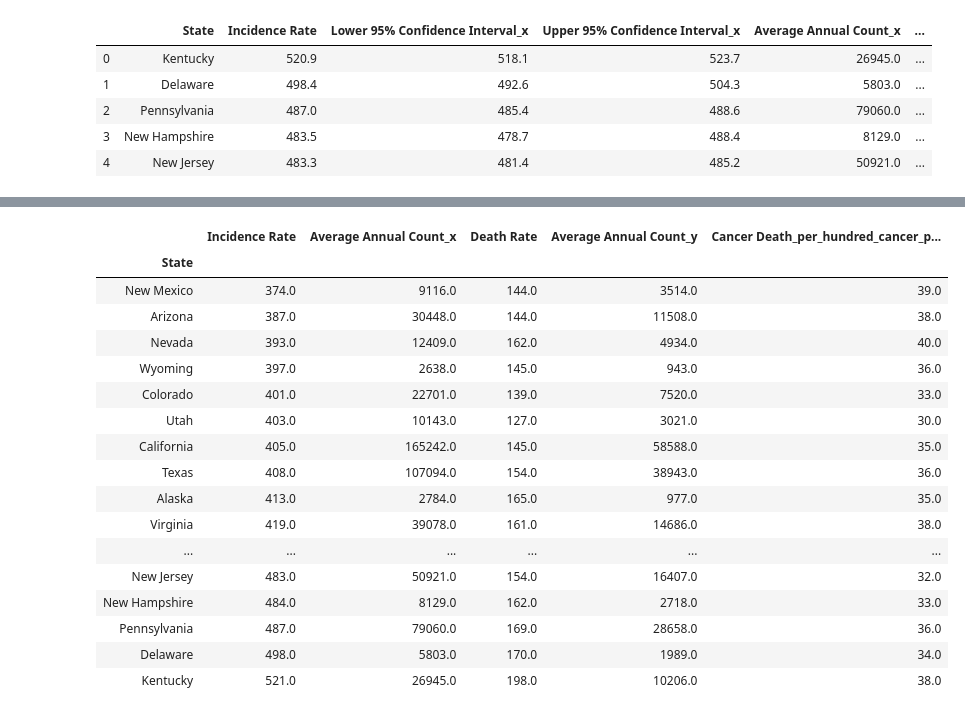
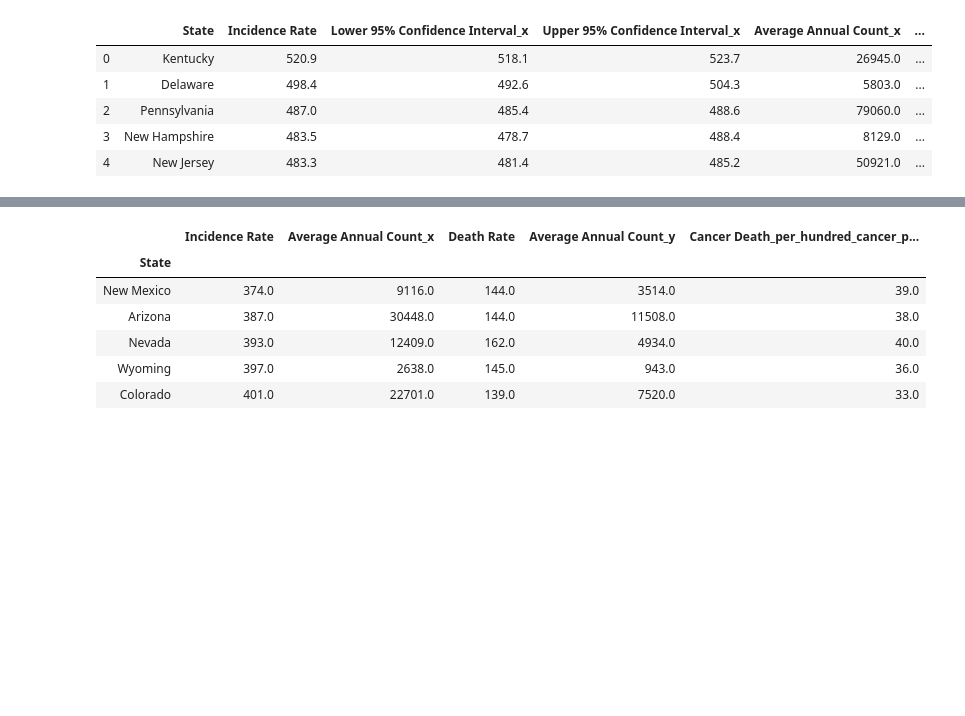
Before and after one commit to settinge/Cancer-and-Nonbiological-Variables, a Jupyter notebook: Statewiseonly.ipynb, the cells around one changed output, grey strips where cells are left out. Drawn from its saved outputs; the diff is of its cells as text; code cells hidden in the pictures; blank space fills up the shorter version.

```diff
--- a/Statewiseonly.ipynb
+++ b/Statewiseonly.ipynb
@@ -128,6 +129,2 @@ final_combined_cancer_data.head()
 # %%
 export_csv = final_combined_cancer_data.to_csv (r'Resource/final_combined_cancer_data.csv', header=True)
-# %%
-
-bx= final_combined_cancer_data.set_index('State')
-ax= bx[['Incidence Rate','Death Rate']].plot(kind="barh", figsize=(8,15))
@@ -150,29 +148,18 @@ export_csv = Rounded_data.to_csv (r'Resource/Added_final_combined_cancer_data.cs
 # %%
 # A new data set for ten highest and lowest cancer incidence states
 cx= bx.sort_values("Incidence Rate")
 cx.head(10)
 cx.tail(10)
 dx = pd.concat([cx.head(10),cx.tail(10)])
-dx
+dx.head()
 # %% [output]
 |  | Incidence Rate | Average Annual Count_x | Death Rate | Average Annual Count_y | Cancer Death_per_hundred_cancer_p... |
 | State |  |  |  |  |  |
 | New Mexico | 374.0 | 9116.0 | 144.0 | 3514.0 | 39.0 |
 | Arizona | 387.0 | 30448.0 | 144.0 | 11508.0 | 38.0 |
 | Nevada | 393.0 | 12409.0 | 162.0 | 4934.0 | 40.0 |
 | Wyoming | 397.0 | 2638.0 | 145.0 | 943.0 | 36.0 |
 | Colorado | 401.0 | 22701.0 | 139.0 | 7520.0 | 33.0 |
-| Utah | 403.0 | 10143.0 | 127.0 | 3021.0 | 30.0 |
-| California | 405.0 | 165242.0 | 145.0 | 58588.0 | 35.0 |
-| Texas | 408.0 | 107094.0 | 154.0 | 38943.0 | 36.0 |
-| Alaska | 413.0 | 2784.0 | 165.0 | 977.0 | 35.0 |
-| Virginia | 419.0 | 39078.0 | 161.0 | 14686.0 | 38.0 |
-| ... | ... | ... | ... | ... | ... |
-| New Jersey | 483.0 | 50921.0 | 154.0 | 16407.0 | 32.0 |
-| New Hampshire | 484.0 | 8129.0 | 162.0 | 2718.0 | 33.0 |
-| Pennsylvania | 487.0 | 79060.0 | 169.0 | 28658.0 | 36.0 |
-| Delaware | 498.0 | 5803.0 | 170.0 | 1989.0 | 34.0 |
-| Kentucky | 521.0 | 26945.0 | 198.0 | 10206.0 | 38.0 |
 # %%
 export_csv = dx.to_csv (r'Resource/heighest_lowest_Incidencerate_data.csv', header=True)
 # %%
```
Also changed, not shown: parts of 4 cells of this notebook, 7 other files.
